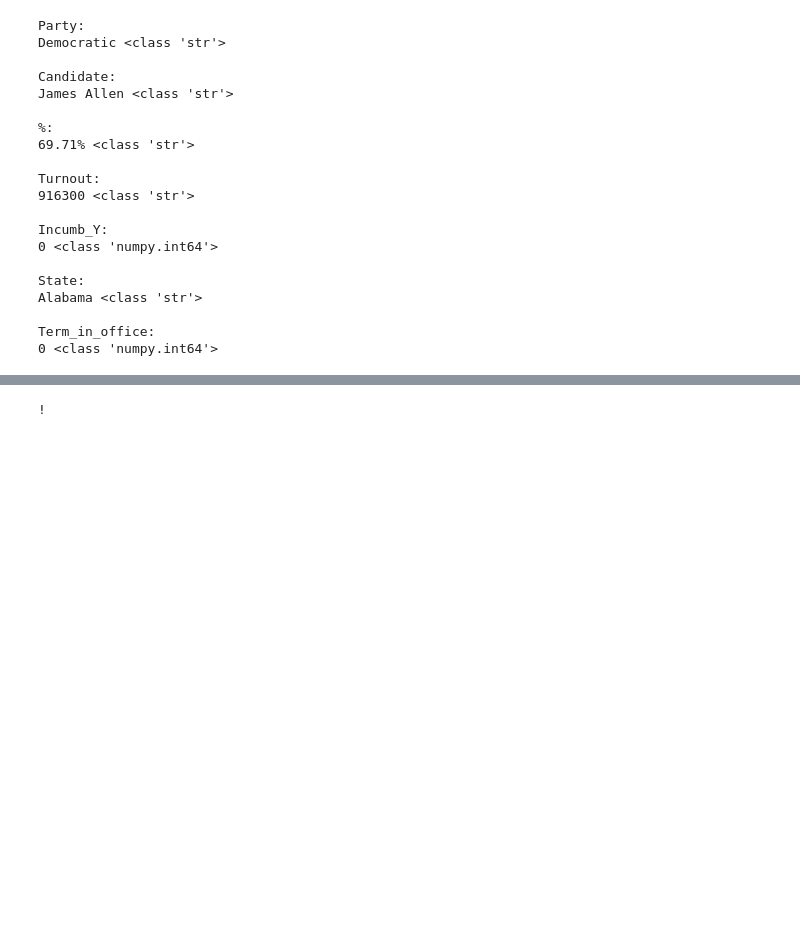
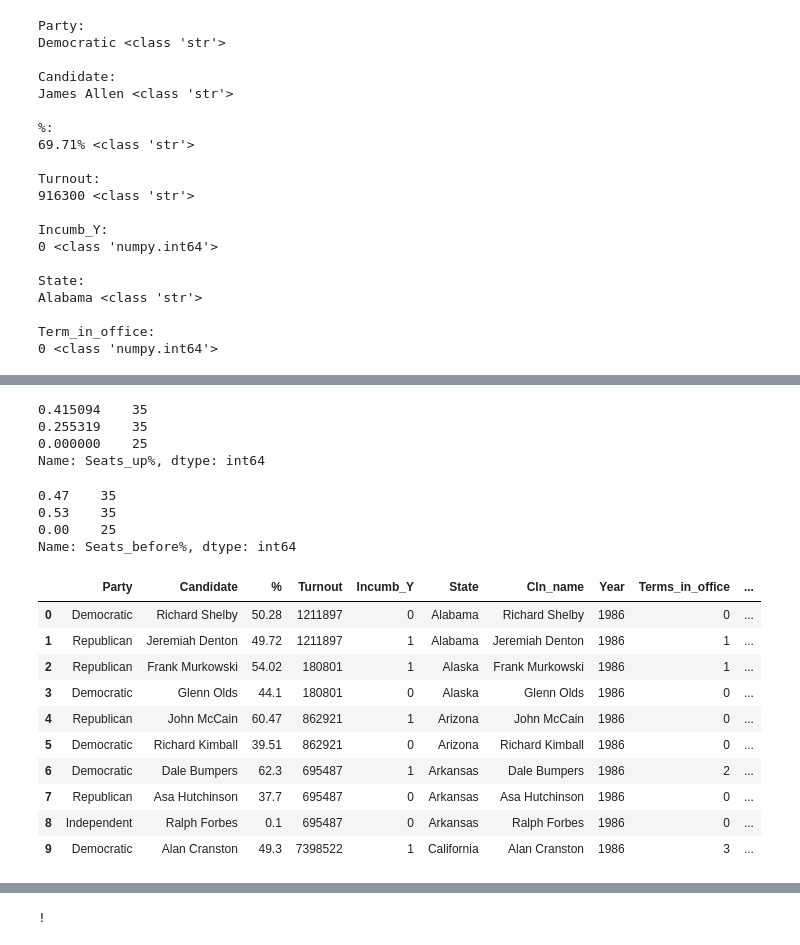
Before and after one commit to dfuller22/US_Senate_Election_Predictor, a Jupyter notebook: PlayG2.ipynb, the cells around one changed output, grey strips where cells are left out. Drawn from its saved outputs; the diff is of its cells as text; code cells hidden in the pictures; blank space fills up the shorter version.

```diff
--- a/PlayG2.ipynb
+++ b/PlayG2.ipynb
@@ -386,0 +386,3 @@ Name: Party, dtype: int64
+# %%
+test3 = ldr_master_df_model[ldr_master_df_model['Year'] == '1986'].copy()
+test3
@@ -386,0 +557,39 @@ Name: Party, dtype: int64
+# %%
+## https://stackoverflow.com/questions/46049658/mapping-columns-from-one-dataframe-to-another-to-create-a-new-column
+
+# tester = test3.set_index('Party_enc')['Majority']
+# test2['Majority'] = test2['Party_enc'].map(tester)
+# test2['Majority'].fillna(0, inplace=True)
+# display(test2['Majority'].value_counts())
+
+tester = test3.set_index('Party_enc')['Seats_up%']
+test2['Seats_up%'] = test2['Party_enc'].map(tester)
+test2['Seats_up%'].fillna(0, inplace=True)
+display(test2['Seats_up%'].value_counts())
+
+tester = test3.set_index('Party_enc')['Seats_before%']
+test2['Seats_before%'] = test2['Party_enc'].map(tester)
+test2['Seats_before%'].fillna(0, inplace=True)
+display(test2['Seats_before%'].value_counts())
+
+test2.head(10)
+# %% [output]
+0.415094    35
+0.255319    35
+0.000000    25
+Name: Seats_up%, dtype: int64
+0.47    35
+0.53    35
+0.00    25
+Name: Seats_before%, dtype: int64
+|  | Party | Candidate | % | Turnout | Incumb_Y | State | Cln_name | Year | Terms_in_office | ... |
+| 0 | Democratic | Richard Shelby | 50.28 | 1211897 | 0 | Alabama | Richard Shelby | 1986 | 0 | ... |
+| 1 | Republican | Jeremiah Denton | 49.72 | 1211897 | 1 | Alabama | Jeremiah Denton | 1986 | 1 | ... |
+| 2 | Republican | Frank Murkowski | 54.02 | 180801 | 1 | Alaska | Frank Murkowski | 1986 | 1 | ... |
+| 3 | Democratic | Glenn Olds | 44.1 | 180801 | 0 | Alaska | Glenn Olds | 1986 | 0 | ... |
+| 4 | Republican | John McCain | 60.47 | 862921 | 1 | Arizona | John McCain | 1986 | 0 | ... |
+| 5 | Democratic | Richard Kimball | 39.51 | 862921 | 0 | Arizona | Richard Kimball | 1986 | 0 | ... |
+| 6 | Democratic | Dale Bumpers | 62.3 | 695487 | 1 | Arkansas | Dale Bumpers | 1986 | 2 | ... |
+| 7 | Republican | Asa Hutchinson | 37.7 | 695487 | 0 | Arkansas | Asa Hutchinson | 1986 | 0 | ... |
+| 8 | Independent | Ralph Forbes | 0.1 | 695487 | 0 | Arkansas | Ralph Forbes | 1986 | 0 | ... |
+| 9 | Democratic | Alan Cranston | 49.3 | 7398522 | 1 | California | Alan Cranston | 1986 | 3 | ... |
```
Also changed, not shown: parts of 17 cells of this notebook, 2 other files.
